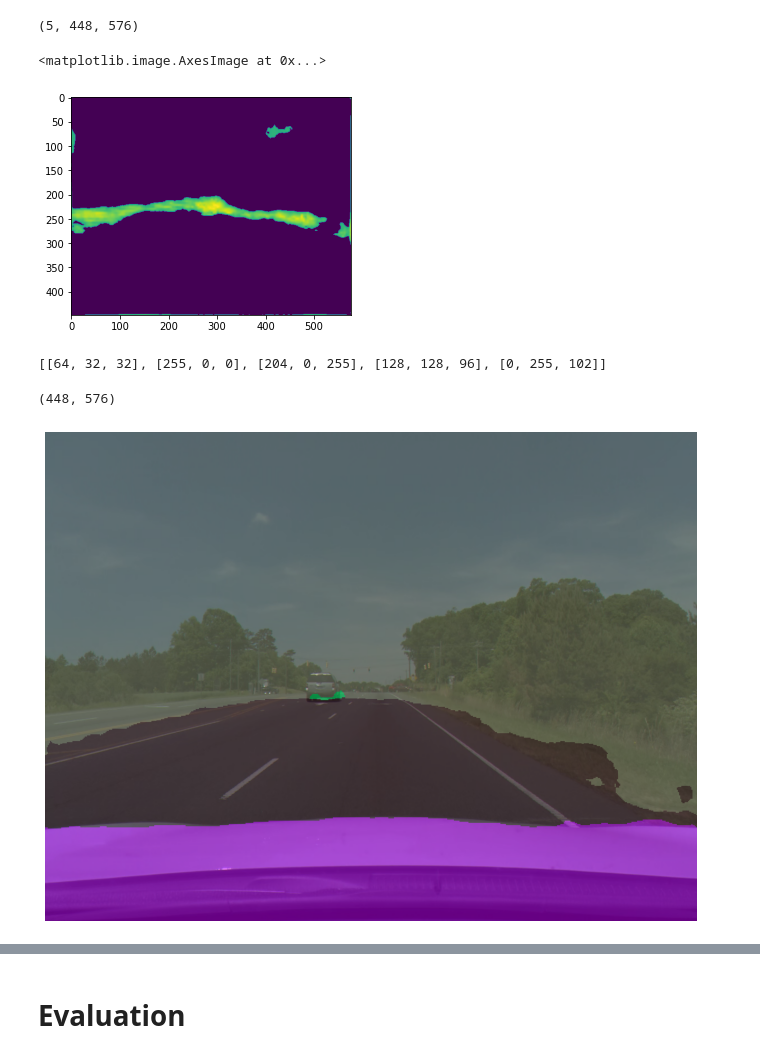
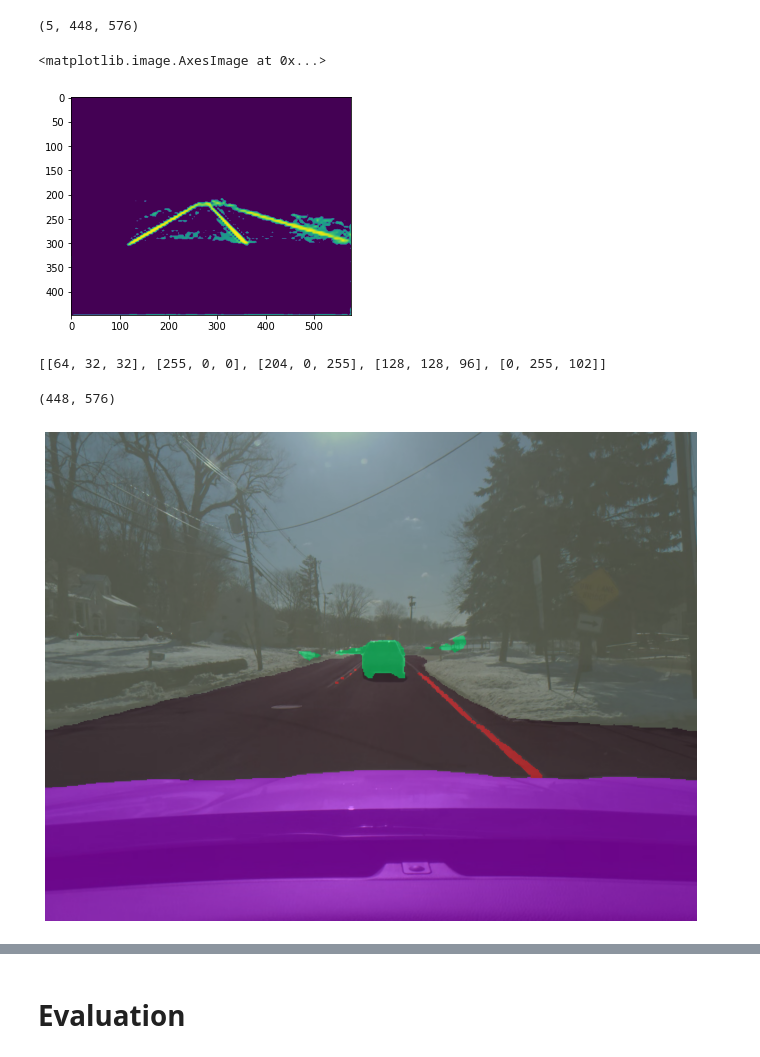
Before and after one commit to johanngerberding/comma10k-segmentation-pytorch, a Jupyter notebook: notebooks/visualize.ipynb, the cells around one changed output, grey strips where cells are left out. Cells and saved outputs as stored; diff of their text form; code cells hidden in the pictures.

```diff
--- a/notebooks/visualize.ipynb
+++ b/notebooks/visualize.ipynb
@@ -83,7 +83,7 @@ from config import get_cfg_defaults
 # %%
 imgs_folder = "/home/johann/sonstiges/comma10k-segmenation-pytorch/comma10k/imgs"
 masks_folder = "/home/johann/sonstiges/comma10k-segmenation-pytorch/comma10k/masks"
-checkpoint = "/home/johann/sonstiges/comma10k-segmenation-pytorch/exps/2022-04-02/weights/best.pth"
+checkpoint = "/home/johann/sonstiges/comma10k-segmenation-pytorch/exps/2022-04-06/weights/best.pth"
 classes = [41, 76, 90, 124, 161]
 # %%
 cfg = get_cfg_defaults()
@@ -181,10 +181,10 @@ npred.shape
 # %% [output]
 (5, 448, 576)
 # %%
-plt.imshow(npred[4])
+plt.imshow(npred[1])
 # %% [output]
 <matplotlib.image.AxesImage at 0x...>
-[figure, old version]
+[figure, new version]
 # %%
 channel2color = {
     0: "#402020",
@@ -266,7 +266,7 @@ plot_segmentation(
 )
 # %% [output]
 (448, 576)
-[figure, old version]
+[figure, new version]
 # %%
 plot_segmentation(
     model,
```
Also changed, not shown: parts of 17 cells of this notebook, 6 other files.
